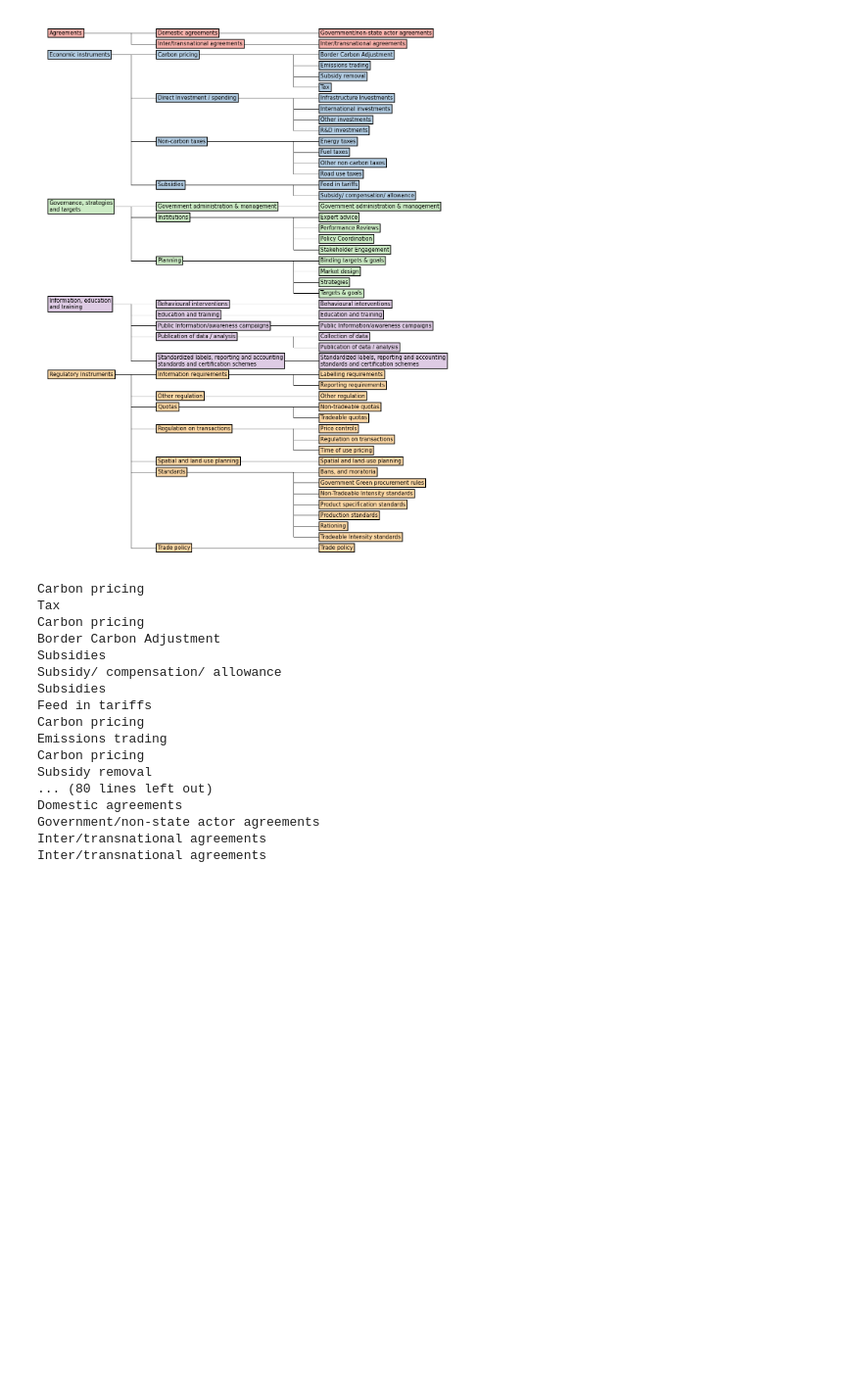
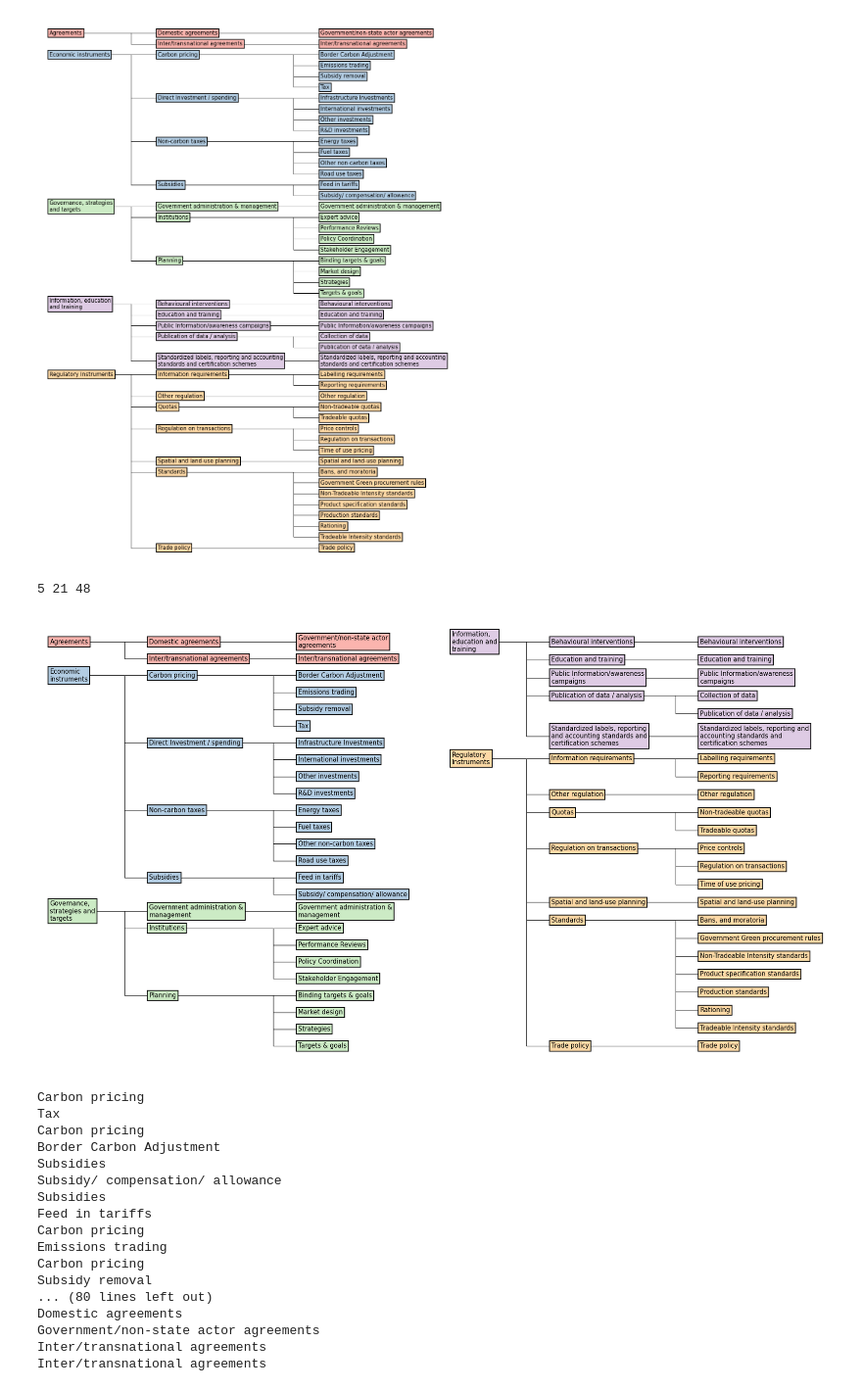
Before and after one commit to mcc-apsis/climate-policy-instruments, a Jupyter notebook: import_categories.ipynb, the cells around one changed output. Shown at 98% size. Drawn from its saved outputs; the diff is of its cells as text; code cells hidden in the pictures; blank space fills up the shorter version.

Commit message:
category import

```diff
--- a/import_categories.ipynb
+++ b/import_categories.ipynb
@@ -167,6 +161,79 @@ plt.show()
 # %% [output]
 5 21 48
 [figure]
+# %%
+# import matplotlib.pyplot as plt
+scaler = 0.8
+fig, axs = plt.subplots(1,2, figsize=(16*scaler,9*scaler),dpi=150)
+w = 5
+h = 5
+y = h
+ha="left"
+fs=7
+va="center"
+def twrap(t,line_length=45):
+    return "\n".join(wrap(t,width=line_length))
+
+alpha = 1
+
+colors = ['#fbb4ae','#b3cde3','#ccebc5','#decbe4','#fed9a6']
+
+nl1 = 0
+nl2 = 0
+nl3 = 0
+
+ax = axs[0]
+
+t_length = 20
+
+for i,l in enumerate(treeData[0]['children']):
+    if i > 2:
+        ax.set_xlim(w*0.95,w*4)
+        ax.invert_yaxis()
+        ax.axis('off')
+        ax = axs[1]
+    for j,ll in enumerate(l['children']):
+        for k,lll in enumerate(ll['children']):
+            if len(lll['name'])>80:
+                y+=h*0.25
+            ax.text(w*3,y,twrap(lll['name'], 35),ha=ha, fontsize=fs, wrap=True,va=va, bbox={'facecolor': colors[i], 'alpha': alpha , 'pad': 2})
+            nl3+=1
+            if j==0 and k==0:
+                ax.text(w*1,y,twrap(l['name'], 15),ha=ha, fontsize=fs, wrap=True,va=va, bbox={'facecolor': colors[i], 'alpha': alpha, 'pad': 2})
+                nl1+=1
+                y1 = y
+            if k==0:
+                ax.text(w*1.8,y,twrap(ll['name'], 30),ha=ha, fontsize=fs, wrap=True,va=va, bbox={'facecolor': colors[i], 'alpha': alpha, 'pad': 2})
+                nl2+=1
+                ax.plot([w*1,w*1.6,w*1.6,w*1.8],[y1,y1,y,y],color="black",lw=0.5)
+                y2 = y
+            ax.plot([w*1.8,w*2.8,w*2.8,w*3],[y2,y2,y,y],color="black",lw=0.5)
+            if len(lll['name'])>80:
+                y+=h*0.25
+
+            y+=h
+
+
+print(nl1, nl2, nl3)
+
+ax.set_xlim(w*0.95,w*4)
+#ax.set_ylim(0,y)
+
+ax.invert_yaxis()
+ax.invert_yaxis()
+
+
+
+fig.tight_layout()
+
+plt.savefig("figures/typology_wide.pdf",bbox_inches="tight")
+plt.savefig("figures/typology_wide.png",bbox_inches="tight")
+plt.savefig("figures/typology_wide.svg",bbox_inches="tight")
+
+plt.show()
+# %% [output]
+5 21 48
+[figure, added]
 # %%
 
 p.rating_first = True
```
Also changed, not shown: parts of 3 cells of this notebook.
